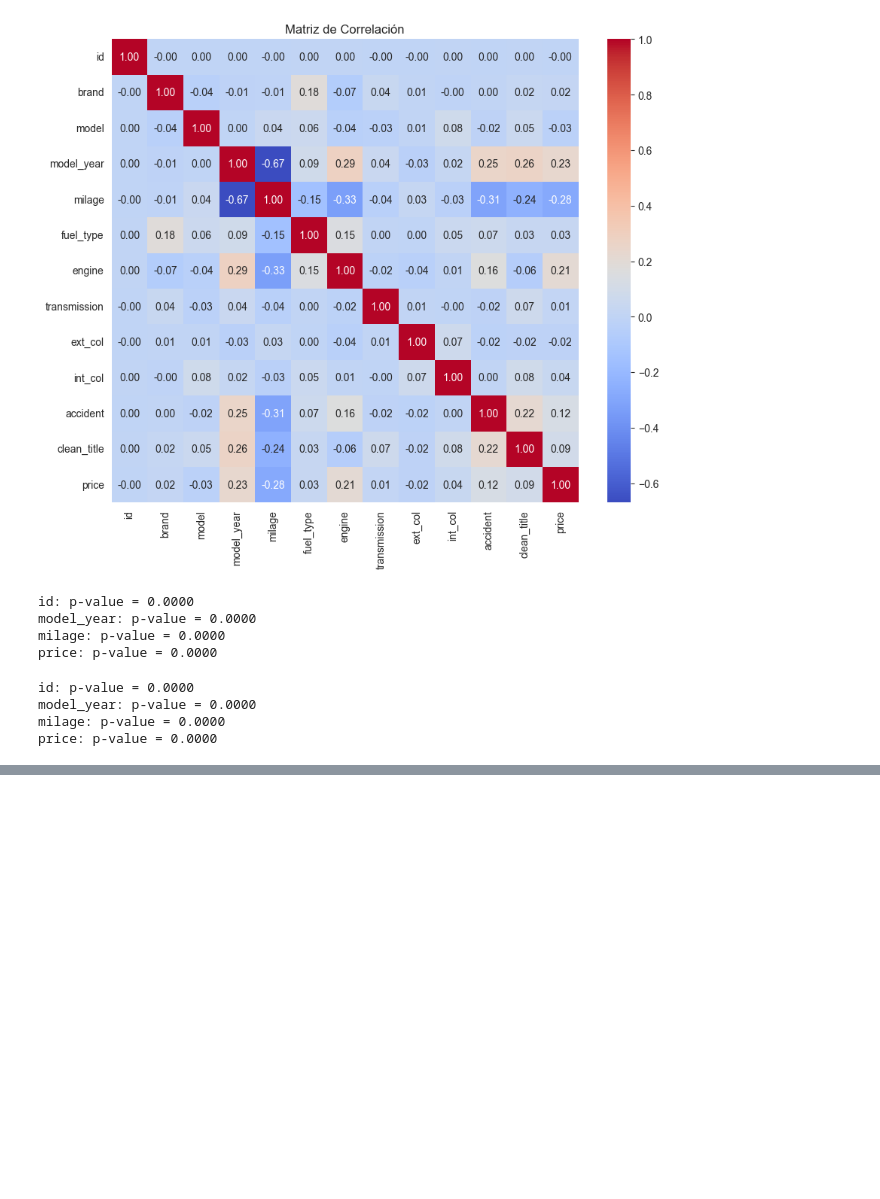
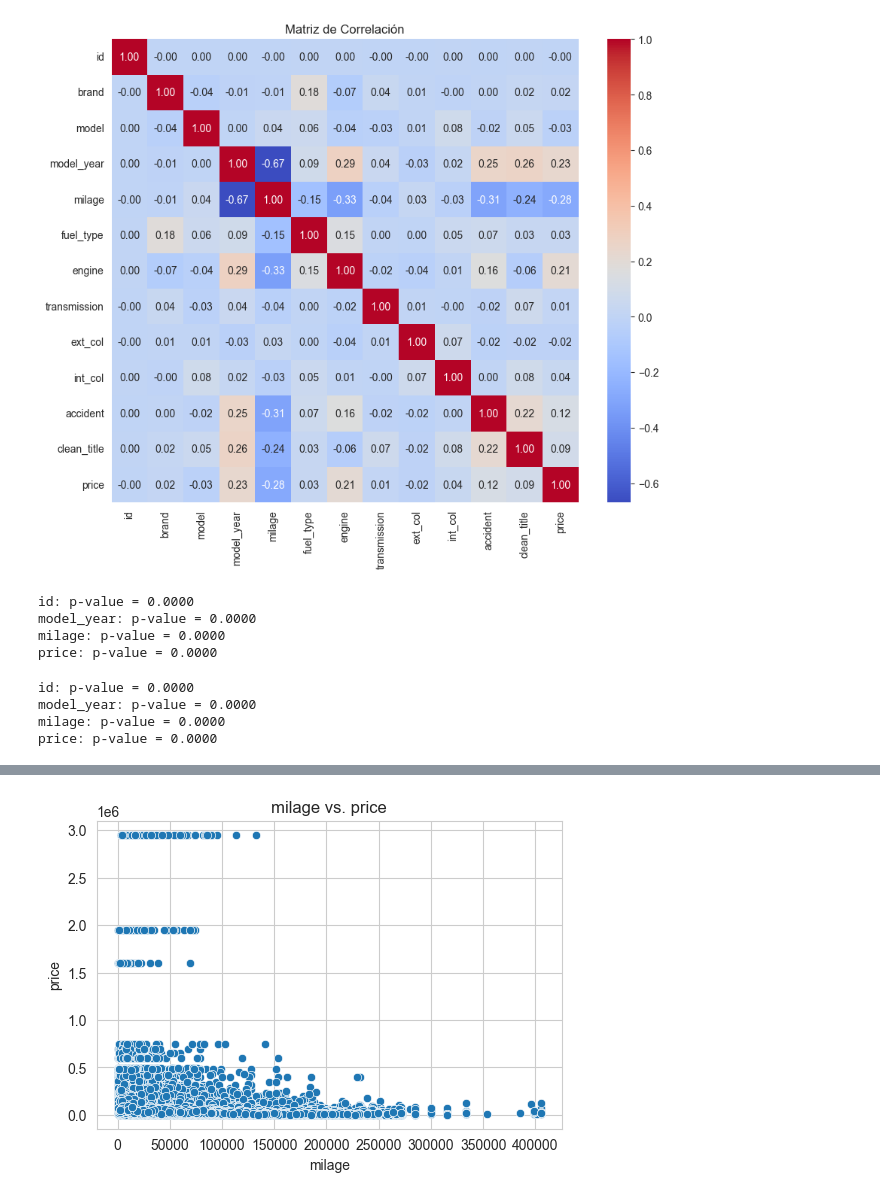
Before and after one commit to Bootcamp-IA-P4/Car_prices_project_equipo2, a Jupyter notebook: eda/car_prices.ipynb, the cells around one changed output, grey strips where cells are left out. Saved outputs shown, nothing was run; the diff lists cells and outputs as text; code cells hidden in the pictures; blank space fills up the shorter version.

```diff
--- a/eda/car_prices.ipynb
+++ b/eda/car_prices.ipynb
@@ -169,0 +244,6 @@ plt.show()
+# %%
+sns.scatterplot(data=df_car, x='milage', y='price')
+plt.title("milage vs. price")
+plt.show()
+# %% [output]
+[figure, added]
```
Also changed, not shown: parts of 9 cells of this notebook.
